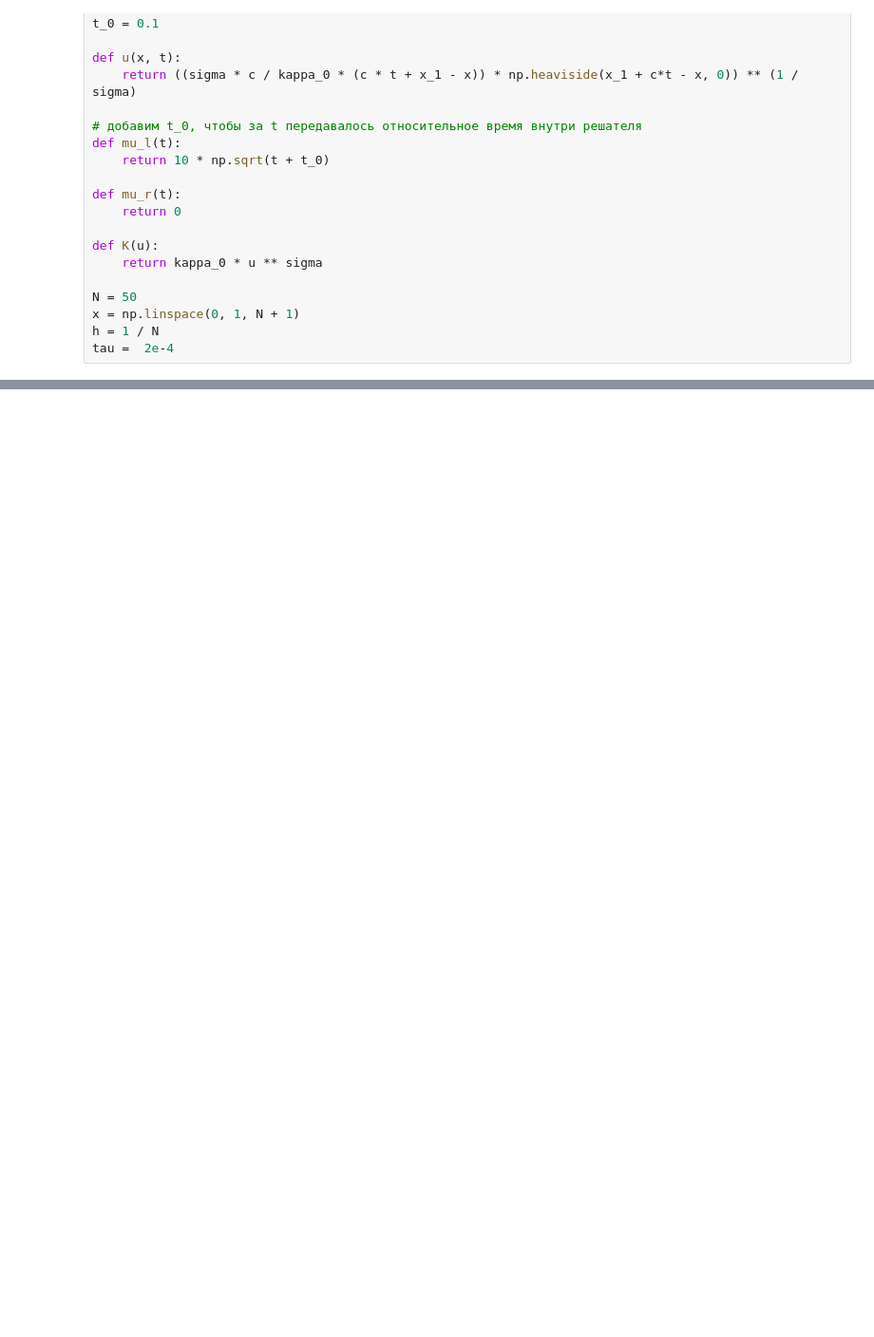
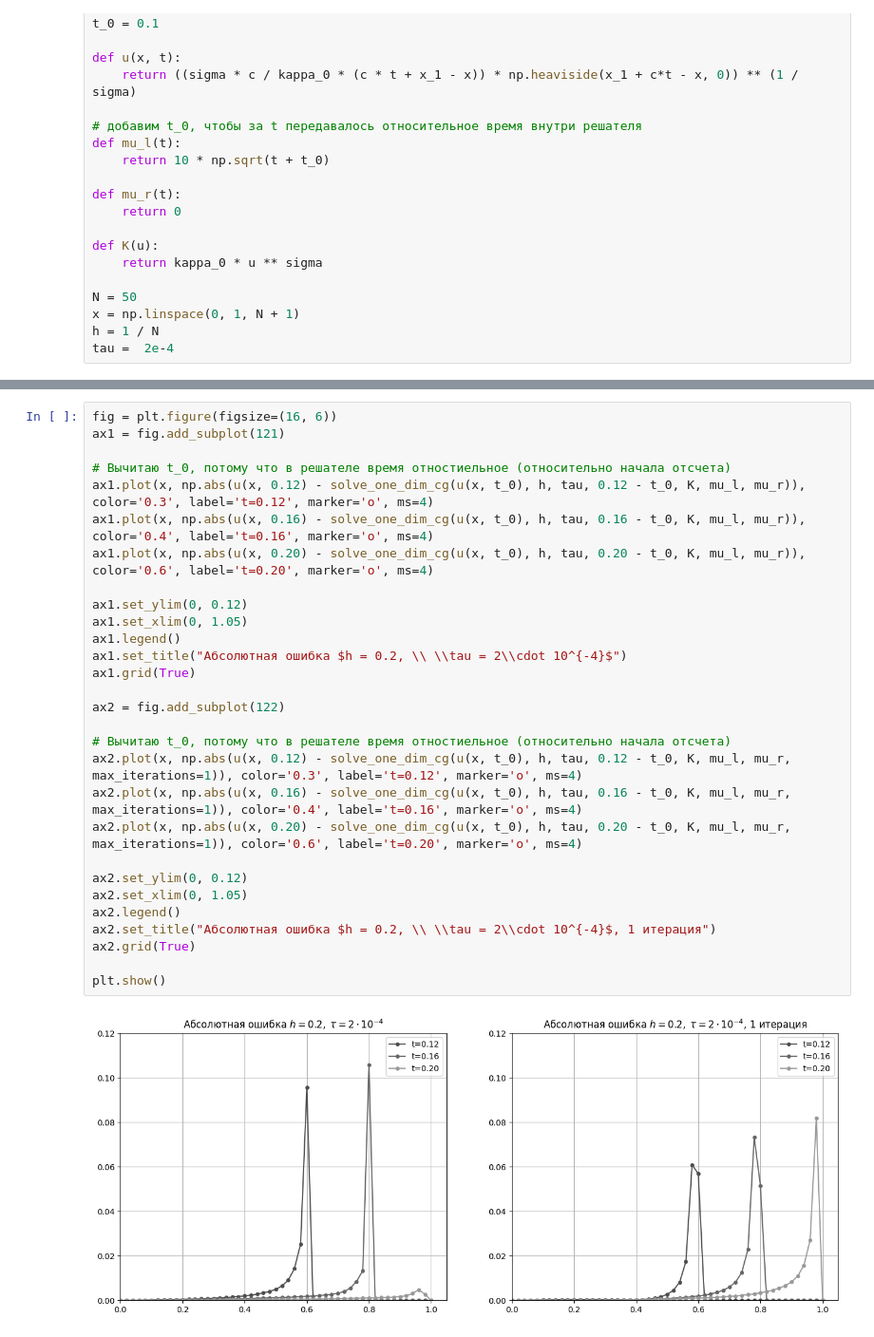
Before and after one commit to Xopppek/heat_equation, a Jupyter notebook: heat_equation.ipynb, the cells around one changed output, grey strips where cells are left out. Shown at 95% size. Saved outputs shown, nothing was run; the diff lists cells and outputs as text; blank space fills up the shorter version.

```diff
--- a/heat_equation.ipynb
+++ b/heat_equation.ipynb
@@ -1093,0 +1111,31 @@ array([nan, nan, nan, nan, nan, nan, nan, nan, nan, nan, nan, nan, nan,
+# %%
+fig = plt.figure(figsize=(16, 6))
+ax1 = fig.add_subplot(121)
+
+# Вычитаю t_0, потому что в решателе время отностиельное (относительно начала отсчета)
+ax1.plot(x, np.abs(u(x, 0.12) - solve_one_dim_cg(u(x, t_0), h, tau, 0.12 - t_0, K, mu_l, mu_r)), color='0.3', label='t=0.12', marker='o', ms=4)
+ax1.plot(x, np.abs(u(x, 0.16) - solve_one_dim_cg(u(x, t_0), h, tau, 0.16 - t_0, K, mu_l, mu_r)), color='0.4', label='t=0.16', marker='o', ms=4)
+ax1.plot(x, np.abs(u(x, 0.20) - solve_one_dim_cg(u(x, t_0), h, tau, 0.20 - t_0, K, mu_l, mu_r)), color='0.6', label='t=0.20', marker='o', ms=4)
+
+ax1.set_ylim(0, 0.12)
+ax1.set_xlim(0, 1.05)
+ax1.legend()
+ax1.set_title("Абсолютная ошибка $h = 0.2, \\ \\tau = 2\\cdot 10^{-4}$")
+ax1.grid(True)
+
+ax2 = fig.add_subplot(122)
+
+# Вычитаю t_0, потому что в решателе время отностиельное (относительно начала отсчета)
+ax2.plot(x, np.abs(u(x, 0.12) - solve_one_dim_cg(u(x, t_0), h, tau, 0.12 - t_0, K, mu_l, mu_r, max_iterations=1)), color='0.3', label='t=0.12', marker='o', ms=4)
+ax2.plot(x, np.abs(u(x, 0.16) - solve_one_dim_cg(u(x, t_0), h, tau, 0.16 - t_0, K, mu_l, mu_r, max_iterations=1)), color='0.4', label='t=0.16', marker='o', ms=4)
+ax2.plot(x, np.abs(u(x, 0.20) - solve_one_dim_cg(u(x, t_0), h, tau, 0.20 - t_0, K, mu_l, mu_r, max_iterations=1)), color='0.6', label='t=0.20', marker='o', ms=4)
+
+ax2.set_ylim(0, 0.12)
+ax2.set_xlim(0, 1.05)
+ax2.legend()
+ax2.set_title("Абсолютная ошибка $h = 0.2, \\ \\tau = 2\\cdot 10^{-4}$, 1 итерация")
+ax2.grid(True)
+
+plt.show()
+# %% [output]
+[figure, added]
```
Also changed, not shown: parts of 11 cells of this notebook.
